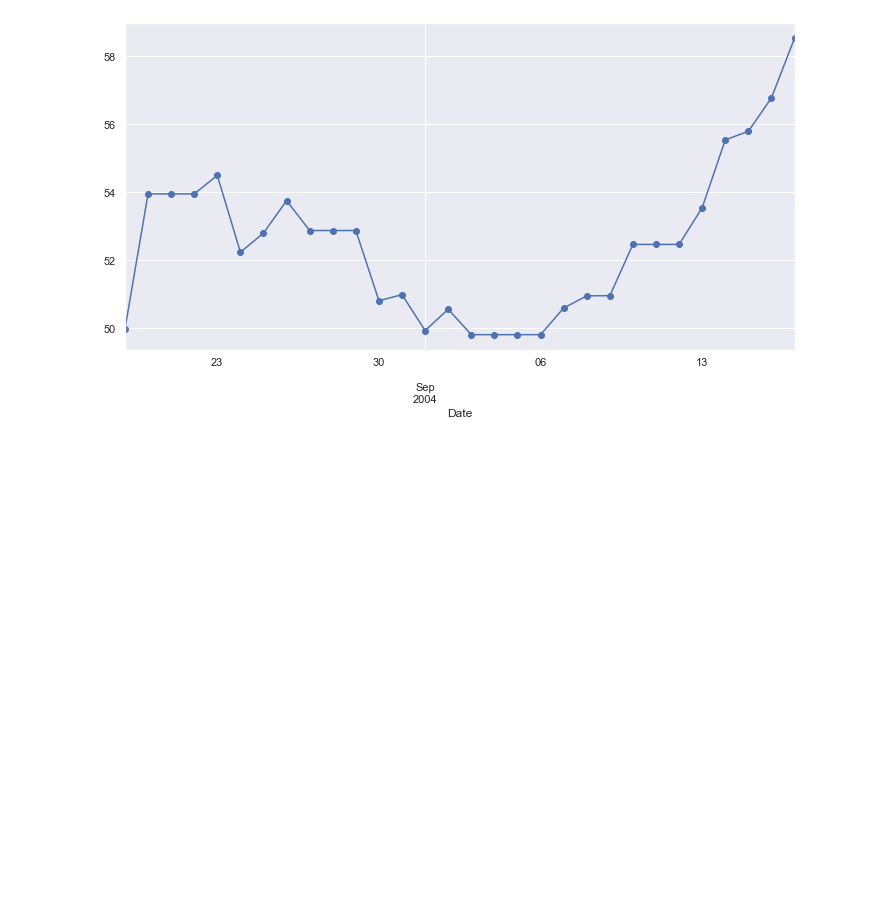
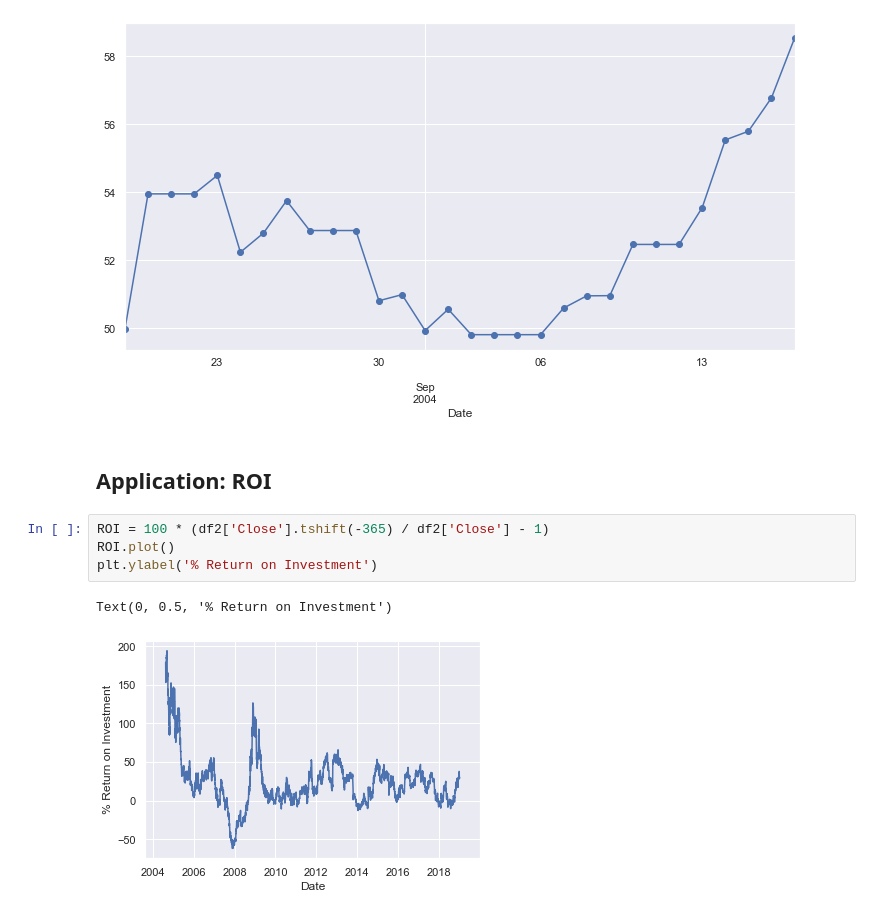
Before and after one commit to xiaomiaoright/TimeSeriesProjects, a Jupyter notebook: TimeSeries_Shifting.ipynb, the cells around one changed output. Cells and saved outputs as stored; diff of their text form; blank space fills up the shorter version.

```diff
--- a/TimeSeries_Shifting.ipynb
+++ b/TimeSeries_Shifting.ipynb
@@ -170,3 +170,12 @@ df2[:30]['Close'].plot(style = '-o', figsize=(12,6))
 # %% [output]
 <matplotlib.axes._subplots.AxesSubplot at 0x...>
 [figure]
+# %% [markdown]
+## Application: ROI
+# %%
+ROI = 100 * (df2['Close'].tshift(-365) / df2['Close'] - 1)
+ROI.plot()
+plt.ylabel('% Return on Investment')
+# %% [output]
+Text(0, 0.5, '% Return on Investment')
+[figure, added]
```
